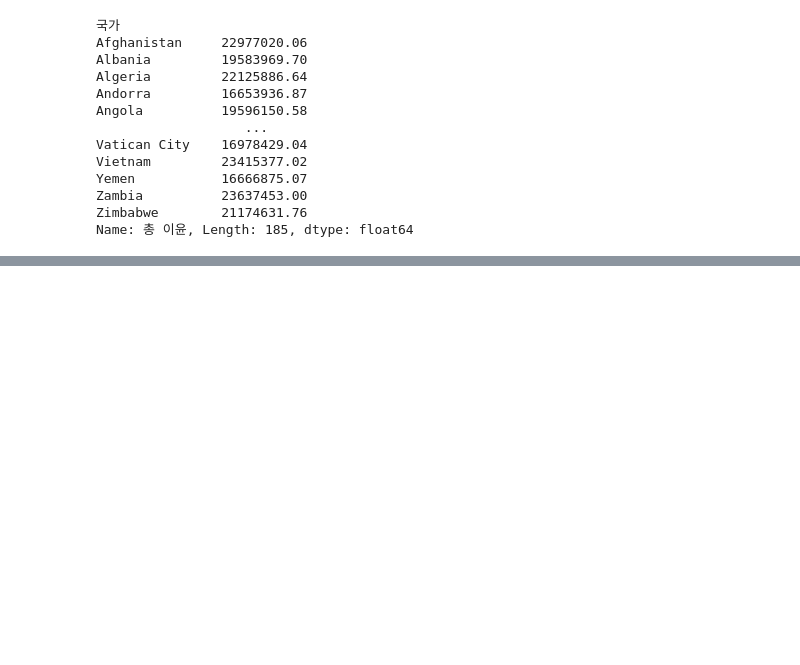
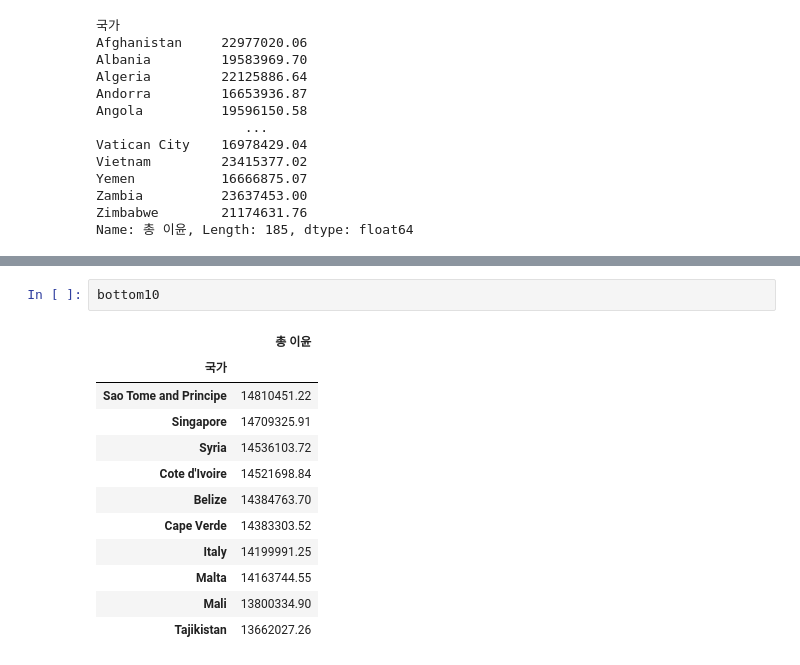
Before and after one commit to bbuddu/bbuddu-s-python, a Jupyter notebook: 230111/02_sales.ipynb, the cells around one changed output, grey strips where cells are left out. Saved outputs shown, nothing was run; the diff lists cells and outputs as text; blank space fills up the shorter version.

```diff
--- a/230111/02_sales.ipynb
+++ b/230111/02_sales.ipynb
@@ -178,0 +221,15 @@ AttributeError: 'DataFrame' object has no attribute 'sort'
+# %%
+bottom10
+# %% [output]
+|  | 총 이윤 |
+| 국가 |  |
+| Sao Tome and Principe | 14810451.22 |
+| Singapore | 14709325.91 |
+| Syria | 14536103.72 |
+| Cote d'Ivoire | 14521698.84 |
+| Belize | 14384763.70 |
+| Cape Verde | 14383303.52 |
+| Italy | 14199991.25 |
+| Malta | 14163744.55 |
+| Mali | 13800334.90 |
+| Tajikistan | 13662027.26 |
```
Also changed, not shown: parts of 4 cells of this notebook, 6 other files.
